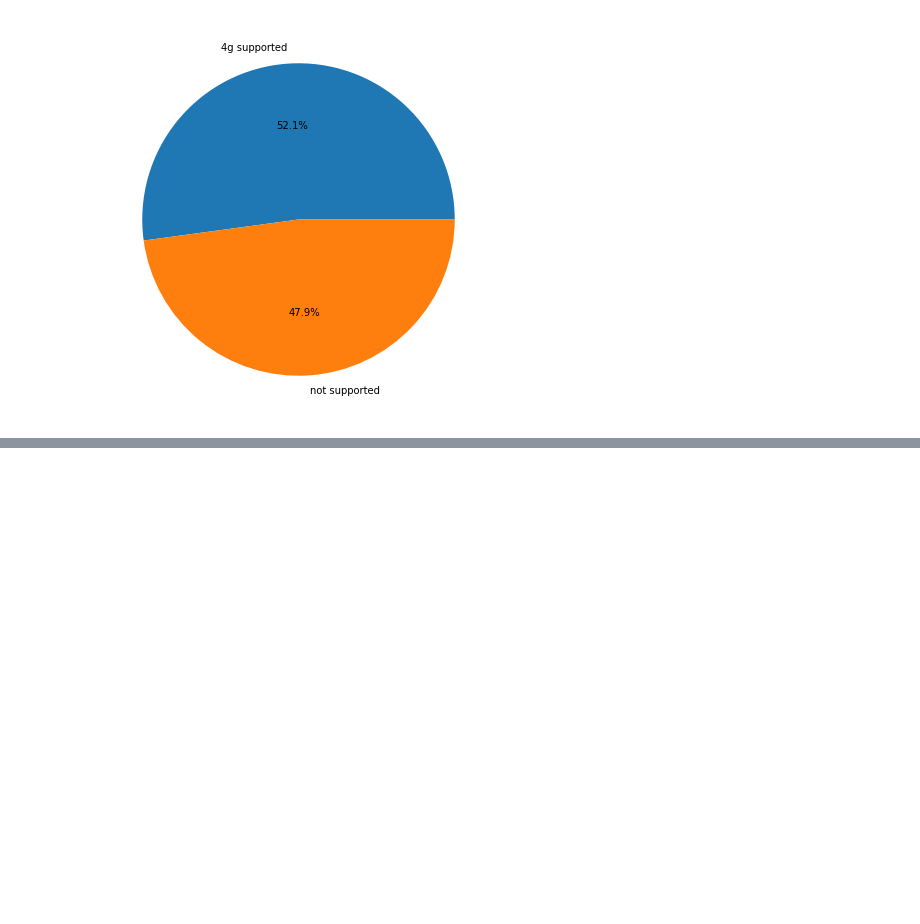
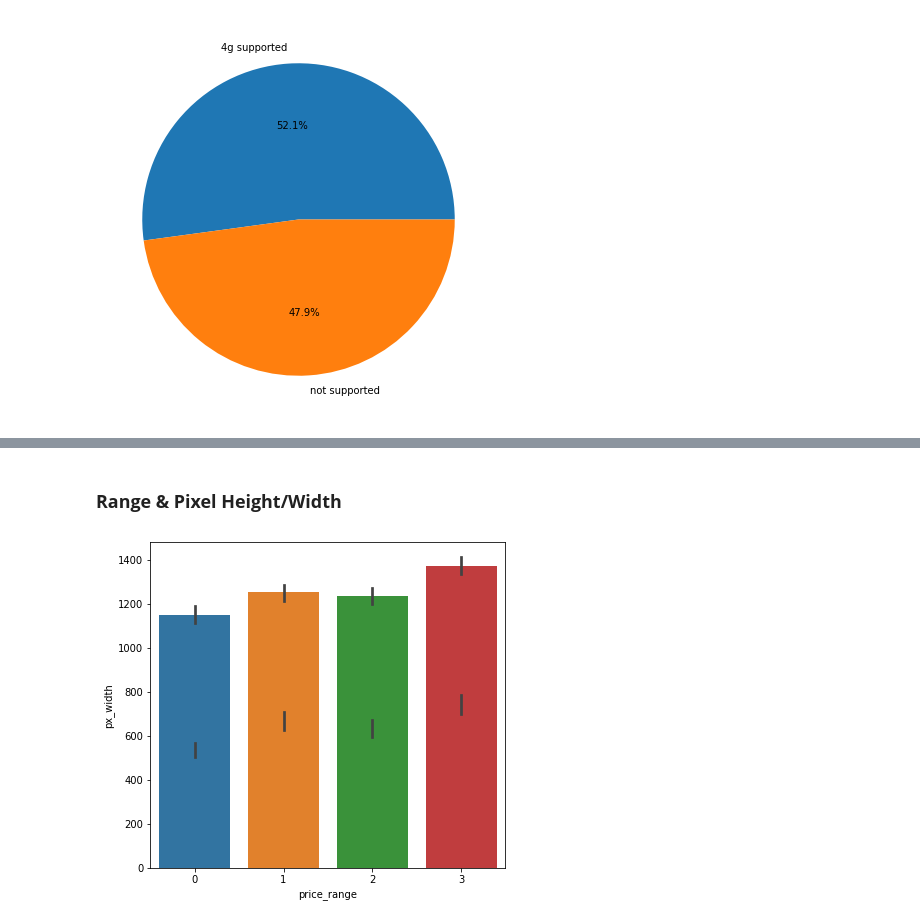
Before and after one commit to SachinSPanchal/Capstone-03-Mobile-Price-Range-Prediction, a Jupyter notebook: Final_Mobile_Price_Range_Prediction.ipynb, the cells around one changed output, grey strips where cells are left out. Saved outputs shown, nothing was run; the diff lists cells and outputs as text; code cells hidden in the pictures; blank space fills up the shorter version.

```diff
--- a/Final_Mobile_Price_Range_Prediction.ipynb
+++ b/Final_Mobile_Price_Range_Prediction.ipynb
@@ -258,0 +275,11 @@ plt.pie(values4g, labels=labels4g ,autopct='%1.1f%%')
+# %% [markdown]
+### <b> Range & Pixel Height/Width
+# %%
+plt.figure(figsize = (14,6))
+plt.subplot(1,2,1)
+sns.barplot(x = 'price_range', y = 'px_height', data=data)
+plt.subplot(1,2,1)
+sns.barplot(x = 'price_range', y = 'px_width', data=data)
+plt.show()
+# %% [output]
+[figure, added]
```
Also changed, not shown: parts of 10 cells of this notebook.
